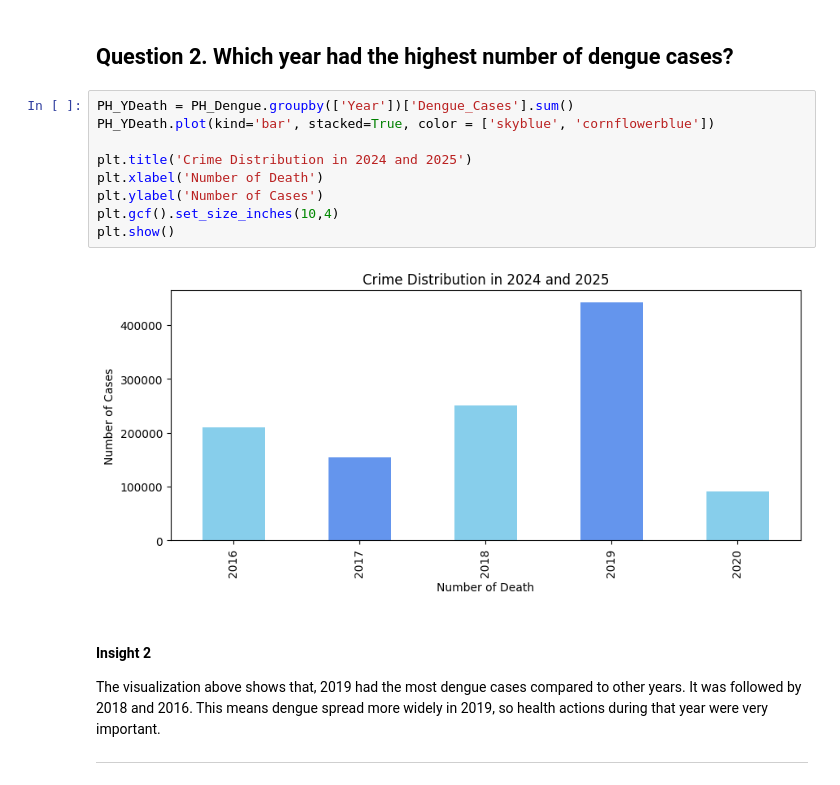
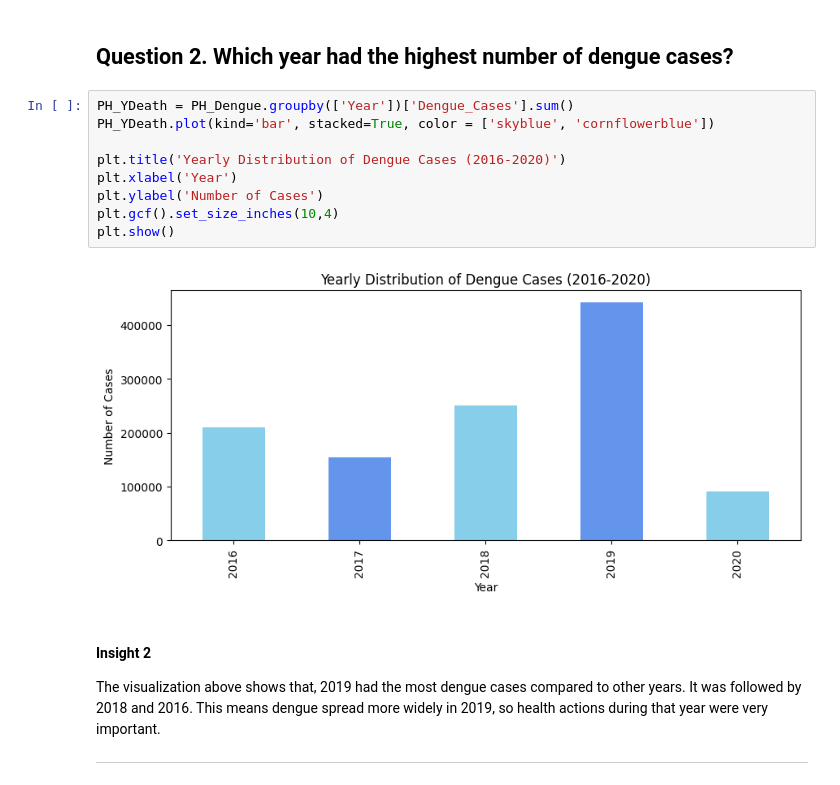
Before and after one commit to ninayyyyy/ELEC303_DataAnalytics, a Jupyter notebook: PR3_PH_Dengue_Analysis.ipynb, the cells around one changed output. Cells and saved outputs as stored; diff of their text form.

```diff
--- a/PR3_PH_Dengue_Analysis.ipynb
+++ b/PR3_PH_Dengue_Analysis.ipynb
@@ -92,14 +92,14 @@ np.int64(652)
 # %%
 PH_YDeath = PH_Dengue.groupby(['Year'])['Dengue_Cases'].sum()
 PH_YDeath.plot(kind='bar', stacked=True, color = ['skyblue', 'cornflowerblue'])
 
-plt.title('Crime Distribution in 2024 and 2025')
-plt.xlabel('Number of Death')
+plt.title('Yearly Distribution of Dengue Cases (2016-2020)')
+plt.xlabel('Year')
 plt.ylabel('Number of Cases')
 plt.gcf().set_size_inches(10,4)
 plt.show()
 # %% [output]
-[figure, old version]
+[figure, new version]
 # %% [markdown]
 <h4>Insight 2</h4>
 <p>The visualization above shows that, 2019 had the most dengue cases compared to other years. It was followed by 2018 and 2016. This means dengue spread more widely in 2019, so health actions during that year were very important. </p>
```
Also changed, not shown: parts of 3 cells of this notebook.
